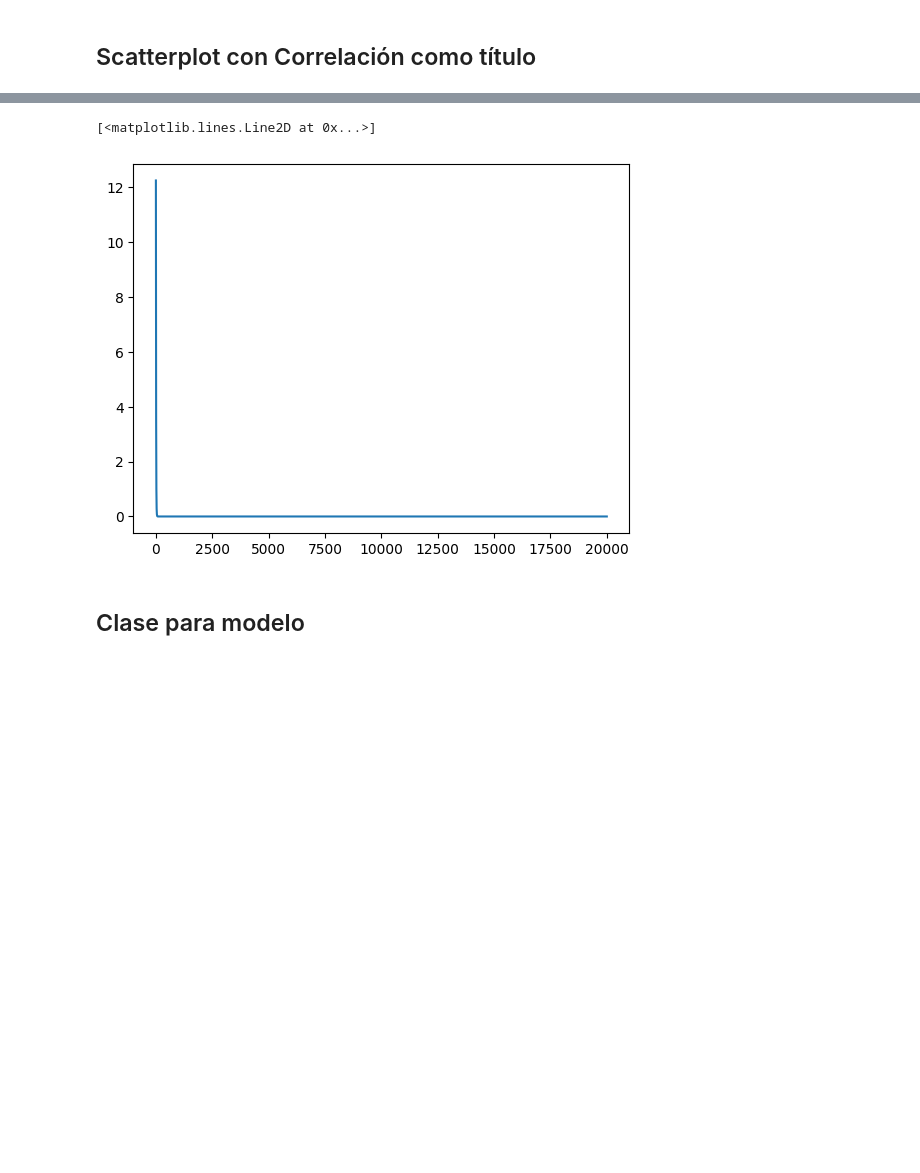
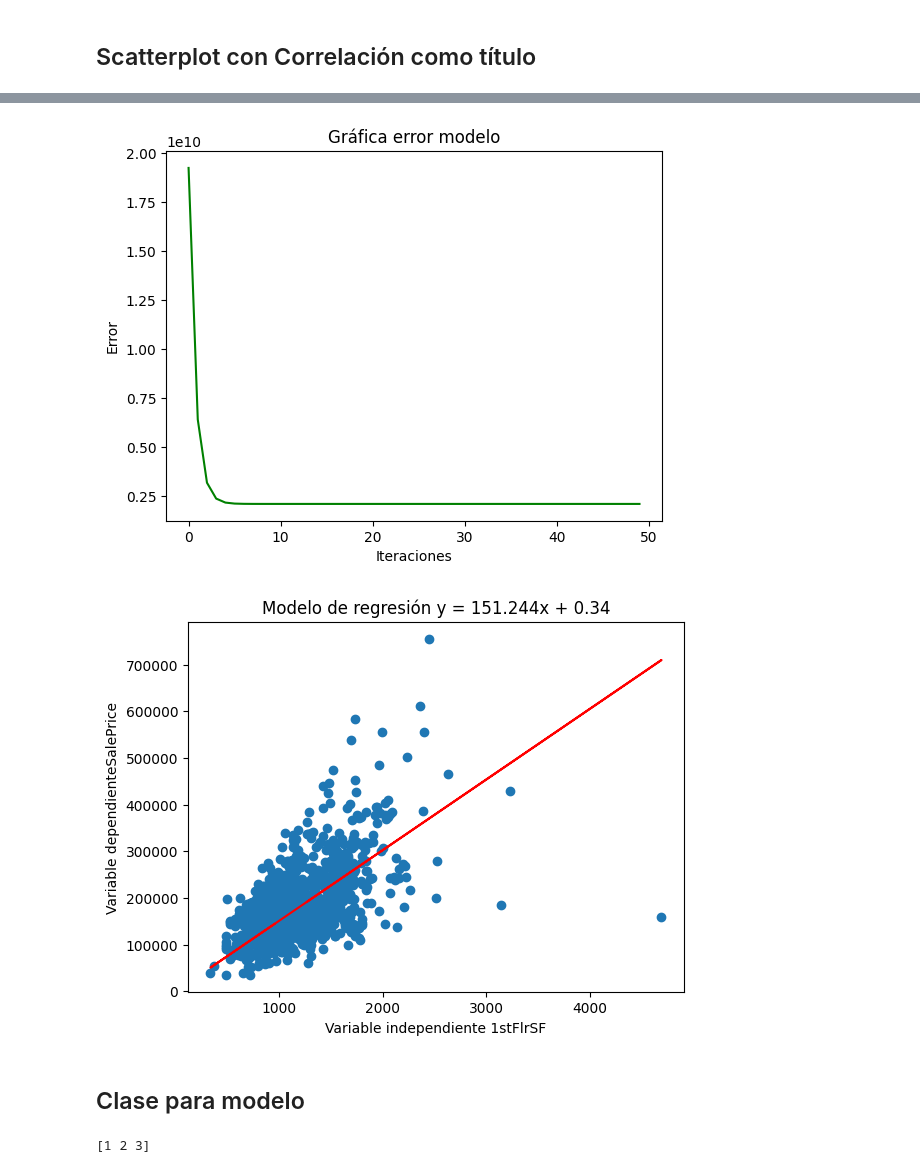
Before and after one commit to surizar2/ProyectoRegresionProgra, a Jupyter notebook: Proyecto Regresion Lineal.ipynb, the cells around one changed output, grey strips where cells are left out. Drawn from its saved outputs; the diff is of its cells as text; code cells hidden in the pictures; blank space fills up the shorter version.

Commit message:
Add files via upload
Agregado modelo lineal a mano y se modificó la función para obtener el describe. Se está trabajando en pasar la función del modelo a una clase

```diff
--- a/Proyecto Regresion Lineal.ipynb
+++ b/Proyecto Regresion Lineal.ipynb
@@ -87,28 +121,46 @@ for value in DatosEntreno:
 # %%
 #### funcion para el construir el modelo
-
-beta1 = 0.1
-beta0 = 0.1
-LearningRate = 0.01
-yOriginal = np.array([3,5,7]).reshape(-1,1)
-errorvec = []
-x = np.array([1,2,3]).reshape(-1,1)
-ones = np.ones_like(x)
-ones = ones.reshape(-1,1)
-Vec = np.hstack([x,ones])
-betas = np.array([beta1,beta0]).reshape(-1,1)
-for index in range (20000):
-    result = np.dot(Vec,betas)
-    error = 0.5*np.mean(np.power((result-yOriginal),2))
-    DelBeta1 = np.mean((result - yOriginal)*x)
-    DelBeta0 = np.mean(result - yOriginal)
-    beta1 = beta1 - LearningRate*DelBeta1
-    beta0 = beta0 - LearningRate*DelBeta0
+def RegModel(xData,yData,epochs,LearningRate):
+    beta1 = 0.001
+    beta0 = 0.001
+    yOriginal = yData.to_numpy().reshape(-1,1)
+    errorvec = []
+    iter = []
+    HistoricBetas = []
+    x = xData.to_numpy().reshape(-1,1)
+    ones = np.ones_like(x)
+    ones = ones.reshape(-1,1)
+    Vec = np.hstack([x,ones])
     betas = np.array([beta1,beta0]).reshape(-1,1)
-    errorvec.append(error)
-plt.plot(errorvec)
+    HistoricBetas.append([beta1,beta0])
+    for index in range (epochs):
+        result = np.dot(Vec,betas)
+        error = 0.5*np.mean(np.power((result-yOriginal),2))
+        DelBeta1 = np.mean((result - yOriginal)*x)
+        DelBeta0 = np.mean(result - yOriginal)
+        beta1 = beta1 - LearningRate*DelBeta1
+        beta0 = beta0 - LearningRate*DelBeta0
+        betas = np.array([beta1,beta0]).reshape(-1,1)
+        errorvec.append(error)
+        iter.append(index)
+        HistoricBetas.append(np.array([beta1,beta0]))
+    yfinal = beta1*x + beta0
+    GraphError = plt.figure()
+    plt.title('Gráfica error modelo')
+    plt.xlabel('Iteraciones')
+    plt.ylabel('Error')
+    plt.plot(iter,errorvec, color = 'green')
+    GraphModelo = plt.figure()
+    plt.title(f'Modelo de regresión y = {round(beta1,3)}x + {round(beta0,3)}')
+    plt.xlabel(f'Variable independiente {xData.name}')
+    plt.ylabel(f'Variable dependiente{yData.name}')
+    plt.scatter(x,yOriginal)
+    plt.plot(x,yfinal, color = 'red')
+    return beta1, beta0, HistoricBetas, iter, errorvec, GraphModelo, GraphError
-# %% [output]
-[<matplotlib.lines.Line2D at 0x...>]
-[figure, removed]
+# %%
+beta1, beta0, HistoricBetas, iter, errorvec, GraphModelo, GraphError = RegModel(DatosEntreno['1stFlrSF'],DatosEntreno['SalePrice'],50,0.000001)
+# %% [output]
+[figure, added]
+[figure, added]
 # %% [markdown]
 ## Clase para modelo
@@ -123,0 +219,6 @@ class RegreLin():
+# %%
+Prueba = RegLin(2,0.1,[1,2,3],[4,5,6],5)
+Prueba.prueba()
+print(Prueba.FinalY)
+# %% [output]
+[1 2 3]
```
Also changed, not shown: parts of 11 cells of this notebook.
